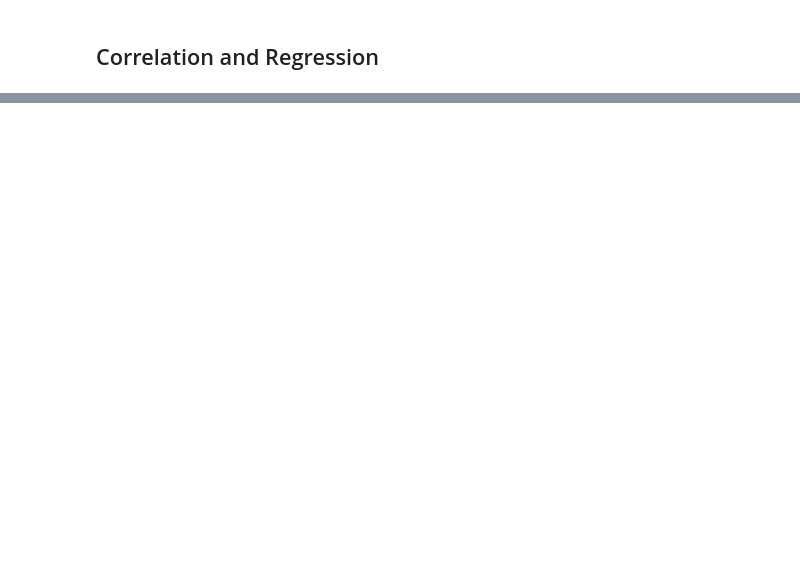
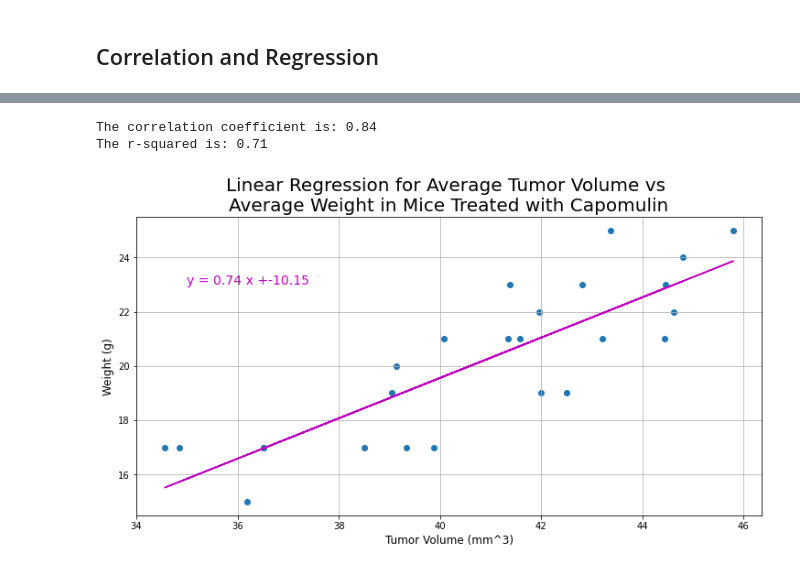
Before and after one commit to rromang/matplotlib, a Jupyter notebook: Pymaceuticals/pymaceuticals_starter.ipynb, the cells around one changed output, grey strips where cells are left out. Cells and saved outputs as stored; diff of their text form; code cells hidden in the pictures; blank space fills up the shorter version.

```diff
--- a/Pymaceuticals/pymaceuticals_starter.ipynb
+++ b/Pymaceuticals/pymaceuticals_starter.ipynb
@@ -503,0 +524,32 @@ plt.show()
+# %%
+# Calculate the correlation coefficient and linear regression model
+# for mouse weight and average tumor volume for the Capomulin regimen
+##Trying to fix all the white space in the image
+correlation = st.pearsonr(avg_capo_mice_df["Tumor Volume (mm3)"],avg_capo_mice_df["Weight (g)"])
+x_axis = avg_capo_mice_df["Tumor Volume (mm3)"]
+y_axis = avg_capo_mice_df["Weight (g)"]
+(slope,intercept,r_value,pvalue,stderr)=st.linregress(x_axis,y_axis)
+regress_values=x_axis*slope+intercept
+line_eq="y = "+str(round(slope,2))+" x +"+str(round(intercept,2))
+
+
+
+fig, ax = plt.subplots(figsize=(10,5))
+ax = plt.scatter(x_axis,y_axis)
+ax = plt.plot(x_axis,regress_values,"m-")
+ax = plt.text(35, 23, line_eq, size=14, color='m')
+plt.xlabel('Tumor Volume (mm^3)', size=12)
+plt.ylabel('Weight (g)', size=12)
+plt.tight_layout(pad=0)
+plt.grid(True)
+plt.title('Linear Regression for Average Tumor Volume vs \nAverage Weight in Mice Treated with Capomulin', size=20)
+
+print(f'The correlation coefficient is: {correlation[0]:.2f}')
+print(f"The r-squared is: {r_value**2:.2f}")
+
+
+plt.show()
+# %% [output]
+The correlation coefficient is: 0.84
+The r-squared is: 0.71
+[figure, added]
```
Also changed, not shown: parts of 3 cells of this notebook.
